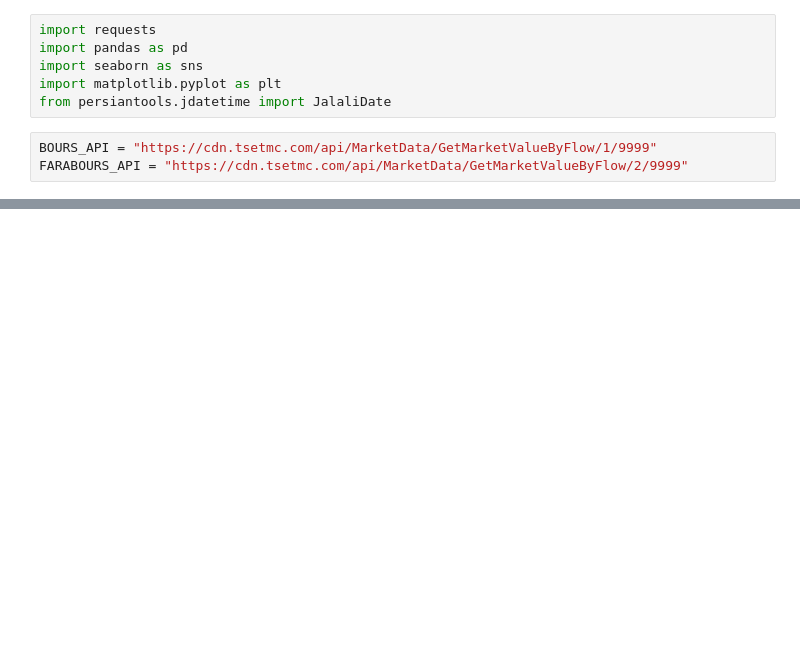
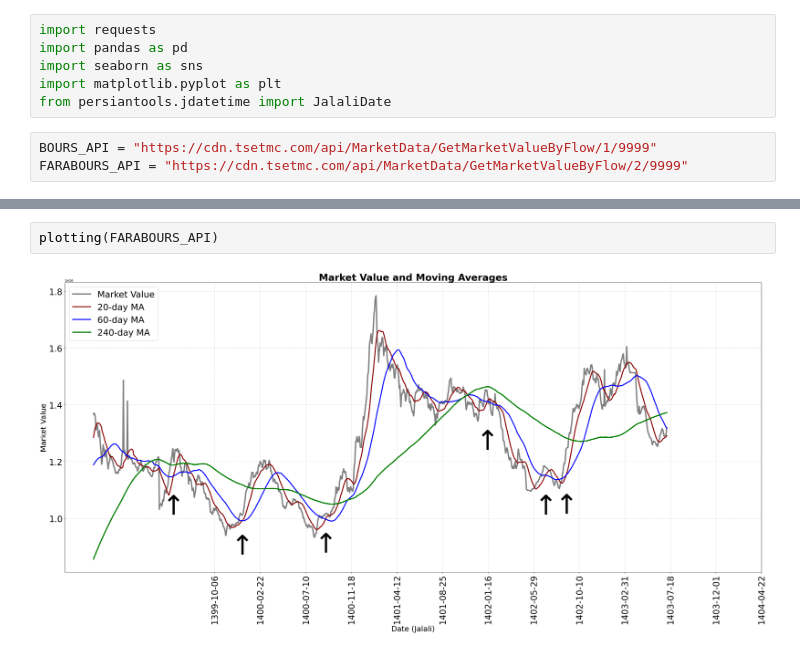
Before and after one commit to rezatavakolian/market-value-sma-visualizer, a Jupyter notebook: main.ipynb, the cells around one changed output, grey strips where cells are left out. Drawn from its saved outputs; the diff is of its cells as text; blank space fills up the shorter version.

```diff
--- a/main.ipynb
+++ b/main.ipynb
@@ -38,0 +81,4 @@ def sma_and_bullish_cross(api_url):
+# %%
+plotting(FARABOURS_API)
+# %% [output]
+[figure, added]
```
Also changed, not shown: parts of 2 cells of this notebook.
